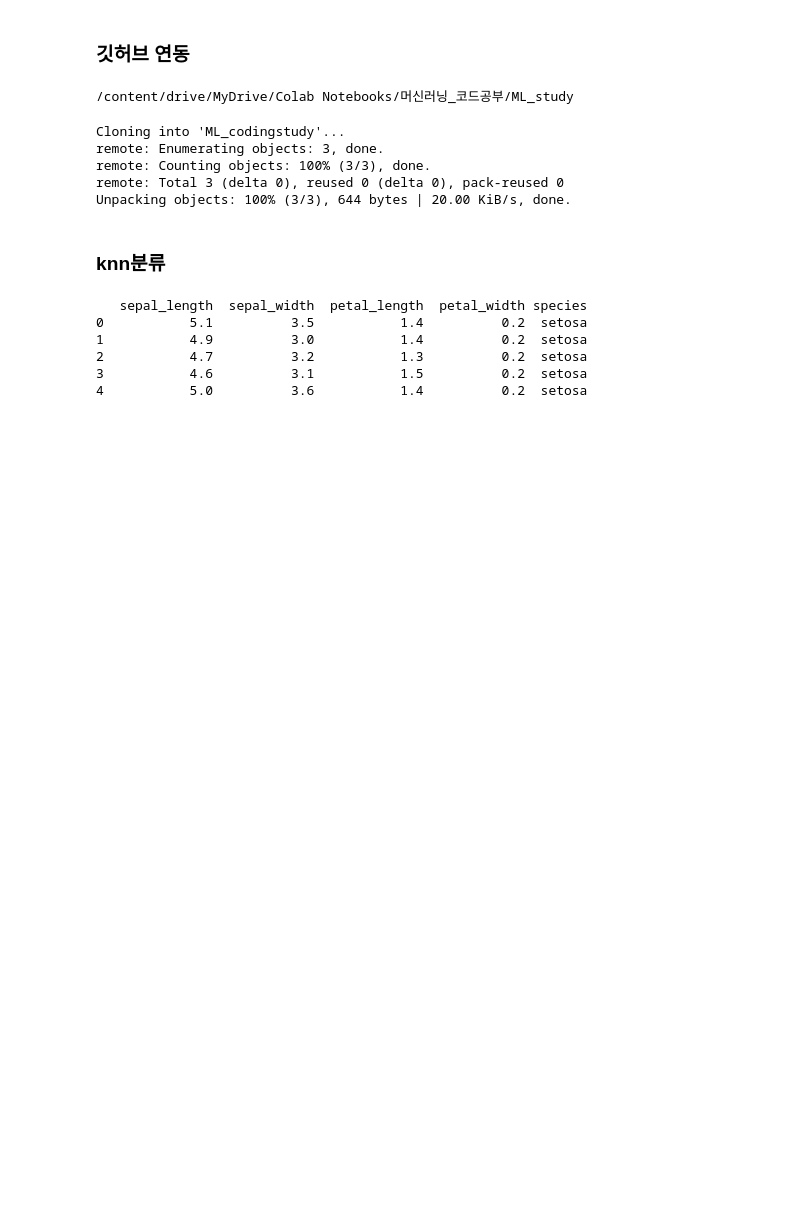
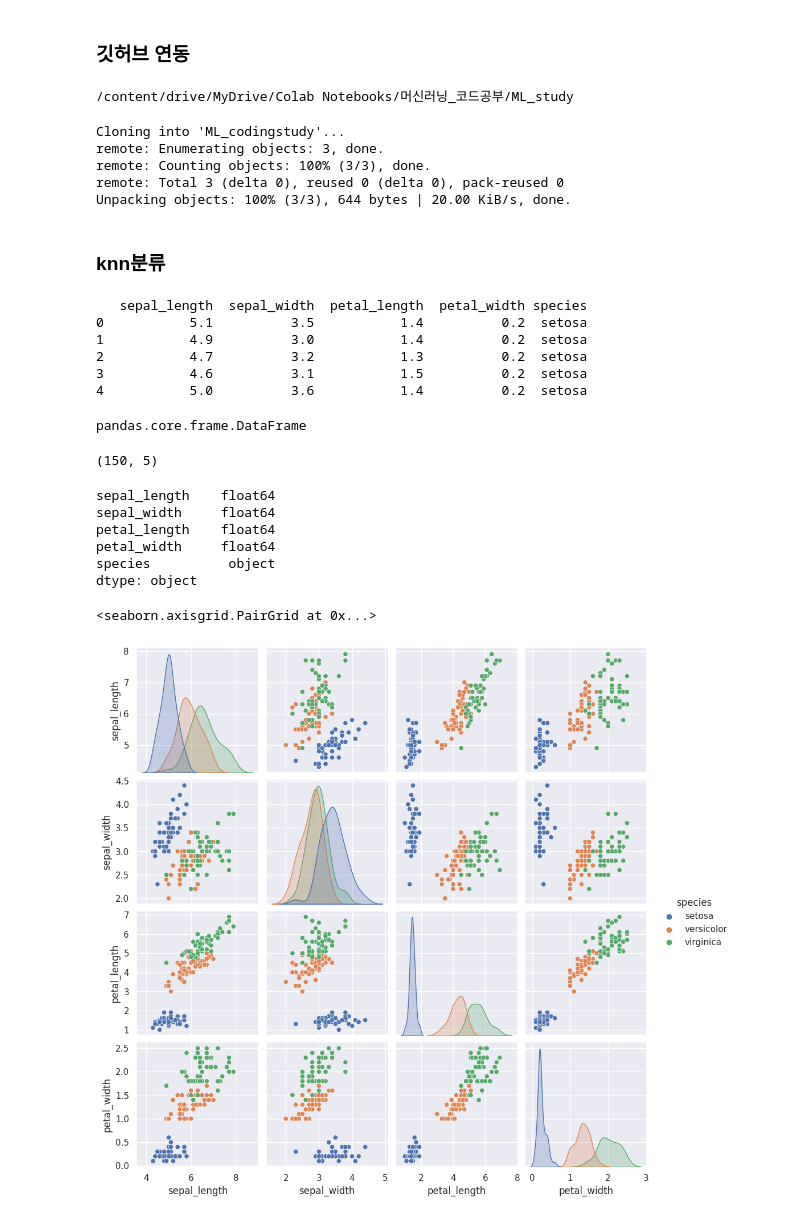
Before and after one commit to chw8207/ML_codingstudy, a Jupyter notebook: knn.ipynb, the cells around one changed output. Cells and saved outputs as stored; diff of their text form; code cells hidden in the pictures; blank space fills up the shorter version.

```diff
--- a/knn.ipynb
+++ b/knn.ipynb
@@ -29,0 +32,24 @@ print(iris.head())
+# %%
+type(iris)
+# %% [output]
+pandas.core.frame.DataFrame
+# %%
+iris.shape
+# %% [output]
+(150, 5)
+# %%
+iris.dtypes
+# %% [output]
+sepal_length    float64
+sepal_width     float64
+petal_length    float64
+petal_width     float64
+species          object
+dtype: object
+# %%
+import seaborn as sns
+sns.set()  # seaborn style로 그림 그리기
+sns.pairplot(iris, hue='species', height=2.5)
+# %% [output]
+<seaborn.axisgrid.PairGrid at 0x...>
+[figure, added]
```
Also changed, not shown: parts of 1 cell of this notebook.
